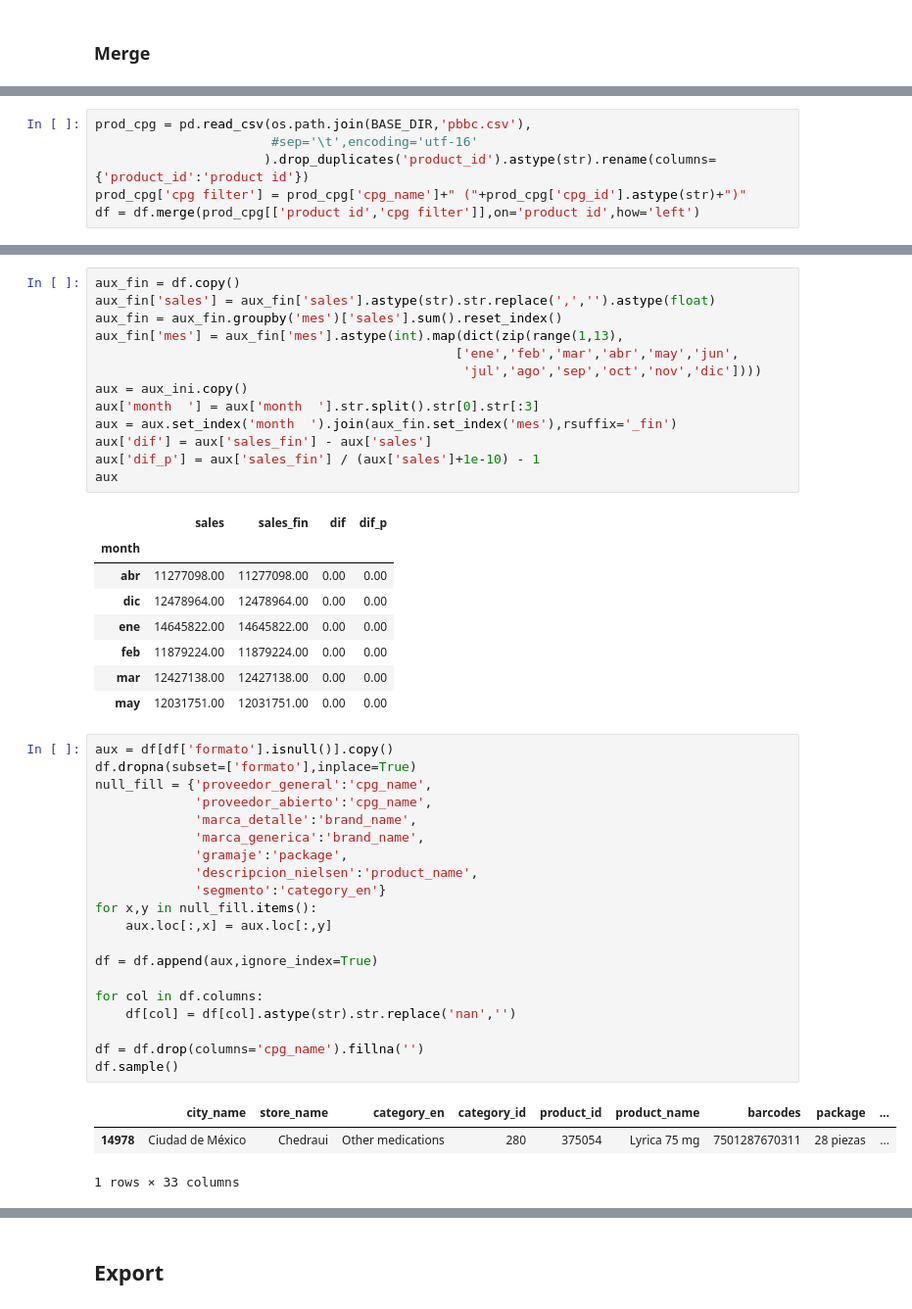
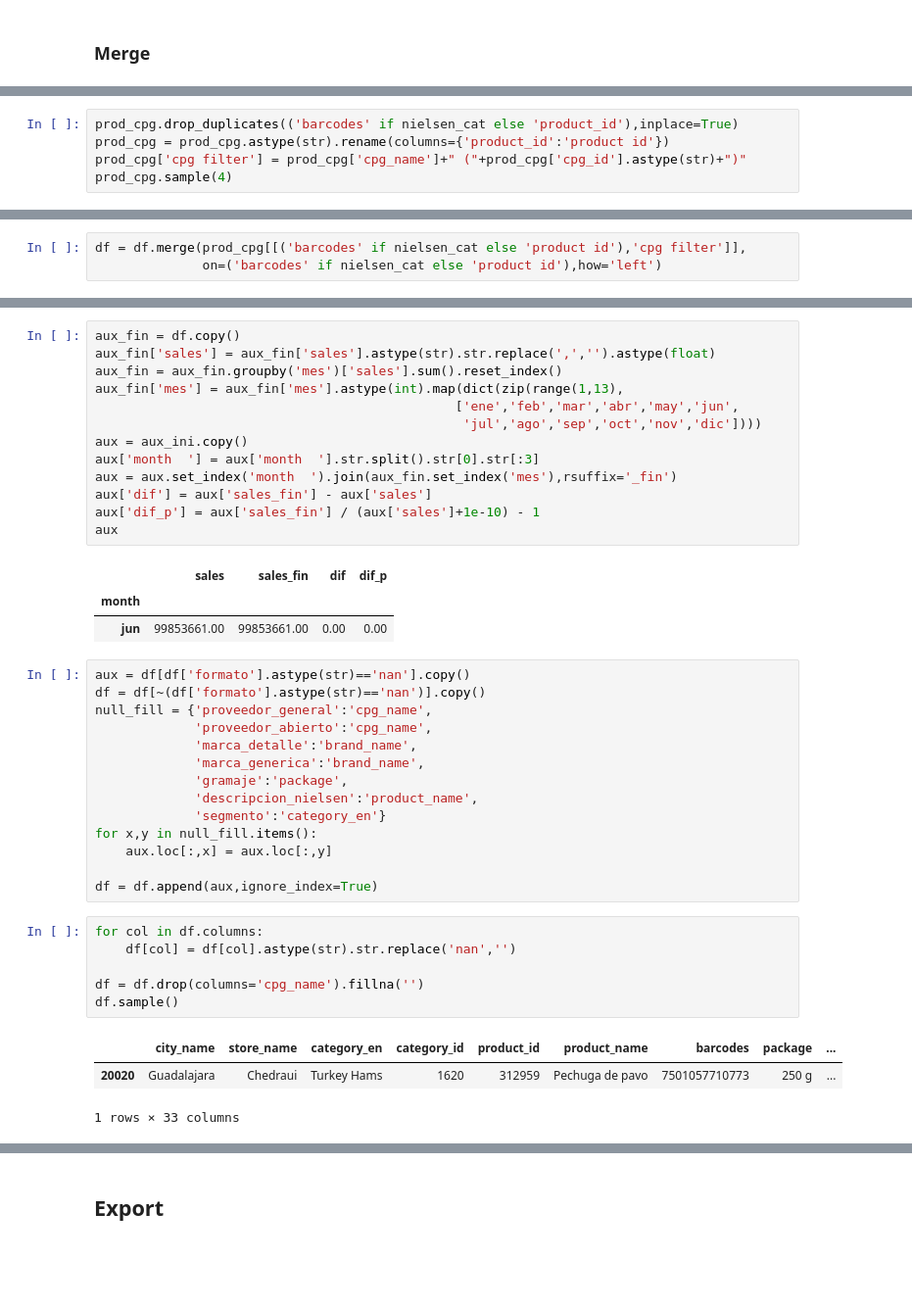
Before and after one commit to Afroefras/cornershop, a Jupyter notebook: notebooks/brands/New_Tableau_SoM.ipynb, the cells around one changed output, grey strips where cells are left out. Shown: that part at 98% size. Cells and saved outputs as stored; diff of their text form; blank space fills up the shorter version.

```diff
--- a/notebooks/brands/New_Tableau_SoM.ipynb
+++ b/notebooks/brands/New_Tableau_SoM.ipynb
@@ -153,0 +157,5 @@ aux
+# %%
+prod_cpg.drop_duplicates(('barcodes' if nielsen_cat else 'product_id'),inplace=True)
+prod_cpg = prod_cpg.astype(str).rename(columns={'product_id':'product id'})
+prod_cpg['cpg filter'] = prod_cpg['cpg_name']+" ("+prod_cpg['cpg_id'].astype(str)+")"
+prod_cpg.sample(4)
@@ -154,9 +168,6 @@ aux
 # %%
-prod_cpg = pd.read_csv(os.path.join(BASE_DIR,'pbbc.csv'),
-                       #sep='\t',encoding='utf-16'
-                      ).drop_duplicates('product_id').astype(str).rename(columns={'product_id':'product id'})
-prod_cpg['cpg filter'] = prod_cpg['cpg_name']+" ("+prod_cpg['cpg_id'].astype(str)+")"
-df = df.merge(prod_cpg[['product id','cpg filter']],on='product id',how='left')
+df = df.merge(prod_cpg[[('barcodes' if nielsen_cat else 'product id'),'cpg filter']],
+              on=('barcodes' if nielsen_cat else 'product id'),how='left')
 # %%
 aux_fin = df.copy()
 aux_fin['sales'] = aux_fin['sales'].astype(str).str.replace(',','').astype(float)
@@ -200,35 +208,30 @@ aux
 # %% [output]
 |  | sales | sales_fin | dif | dif_p |
 | month |  |  |  |  |
-| abr | 11277098.00 | 11277098.00 | 0.00 | 0.00 |
-| dic | 12478964.00 | 12478964.00 | 0.00 | 0.00 |
-| ene | 14645822.00 | 14645822.00 | 0.00 | 0.00 |
-| feb | 11879224.00 | 11879224.00 | 0.00 | 0.00 |
-| mar | 12427138.00 | 12427138.00 | 0.00 | 0.00 |
-| may | 12031751.00 | 12031751.00 | 0.00 | 0.00 |
+| jun | 99853661.00 | 99853661.00 | 0.00 | 0.00 |
+# %%
+aux = df[df['formato'].astype(str)=='nan'].copy()
+df = df[~(df['formato'].astype(str)=='nan')].copy()
+null_fill = {'proveedor_general':'cpg_name',
+             'proveedor_abierto':'cpg_name',
+             'marca_detalle':'brand_name',
+             'marca_generica':'brand_name',
+             'gramaje':'package',
+             'descripcion_nielsen':'product_name',
+             'segmento':'category_en'}
+for x,y in null_fill.items():
+    aux.loc[:,x] = aux.loc[:,y]
+
+df = df.append(aux,ignore_index=True)
 # %%
-aux = df[df['formato'].isnull()].copy()
-df.dropna(subset=['formato'],inplace=True)
-null_fill = {'proveedor_general':'cpg_name',
-             'proveedor_abierto':'cpg_name',
-             'marca_detalle':'brand_name',
-             'marca_generica':'brand_name',
-             'gramaje':'package',
-             'descripcion_nielsen':'product_name',
-             'segmento':'category_en'}
-for x,y in null_fill.items():
-    aux.loc[:,x] = aux.loc[:,y]
-
-df = df.append(aux,ignore_index=True)
-
 for col in df.columns:
     df[col] = df[col].astype(str).str.replace('nan','')
 
 df = df.drop(columns='cpg_name').fillna('')
 df.sample()
 # %% [output]
 |  | city_name | store_name | category_en | category_id | product_id | product_name | barcodes | package | ... |
-| 14978 | Ciudad de México | Chedraui | Other medications | 280 | 375054 | Lyrica 75 mg | 7501287670311 | 28 piezas | ... |
+| 20020 | Guadalajara | Chedraui | Turkey Hams | 1620 | 312959 | Pechuga de pavo | 7501057710773 | 250 g | ... |
 1 rows × 33 columns
 # %%
 aux_fin = df.copy()
```
Also changed, not shown: parts of 24 cells of this notebook, 1 other file.
